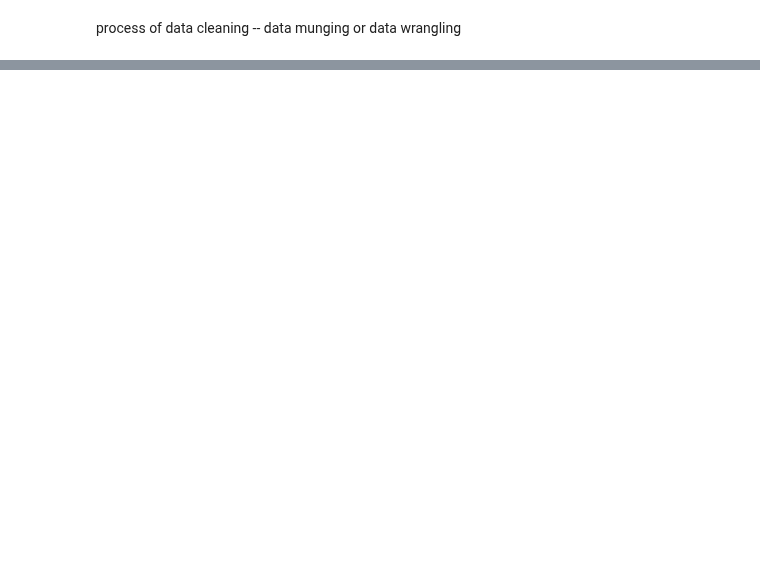
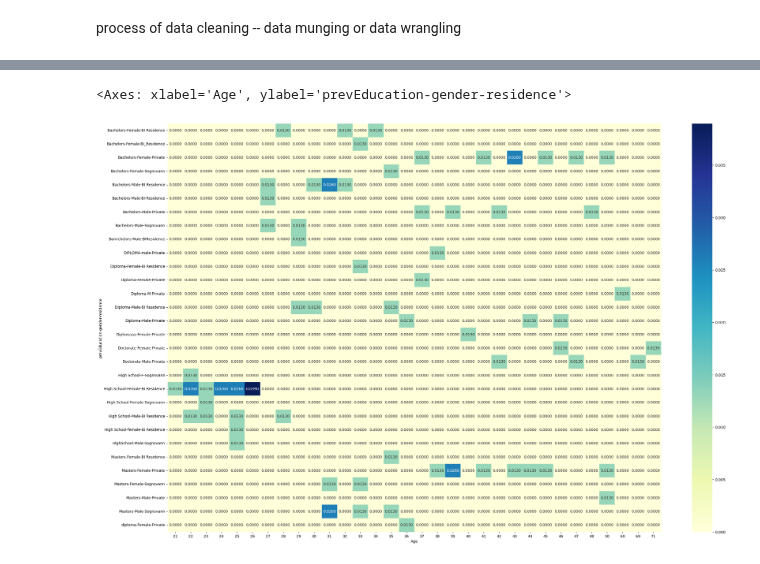
Before and after one commit to kelvinprabhu/Python_series, a Jupyter notebook: Pandas/basics.ipynb, the cells around one changed output, grey strips where cells are left out. Cells and saved outputs as stored; diff of their text form; code cells hidden in the pictures; blank space fills up the shorter version.

```diff
--- a/Pandas/basics.ipynb
+++ b/Pandas/basics.ipynb
@@ -60,0 +272,13 @@ process of data cleaning  -- data munging or data wrangling
+# %%
+joint_prob = pd.crosstab(
+	[df['prevEducation'], df['gender'], df['residence']],
+	df['Age'],
+	normalize='all'
+)
+# %%
+plt.figure(figsize=(30,20))
+import seaborn as sns
+sns.heatmap(joint_prob, annot=True, fmt='.4f', cmap='YlGnBu')
+# %% [output]
+<Axes: xlabel='Age', ylabel='prevEducation-gender-residence'>
+[figure, added]
```
Also changed, not shown: parts of 30 cells of this notebook, 2 other files.
